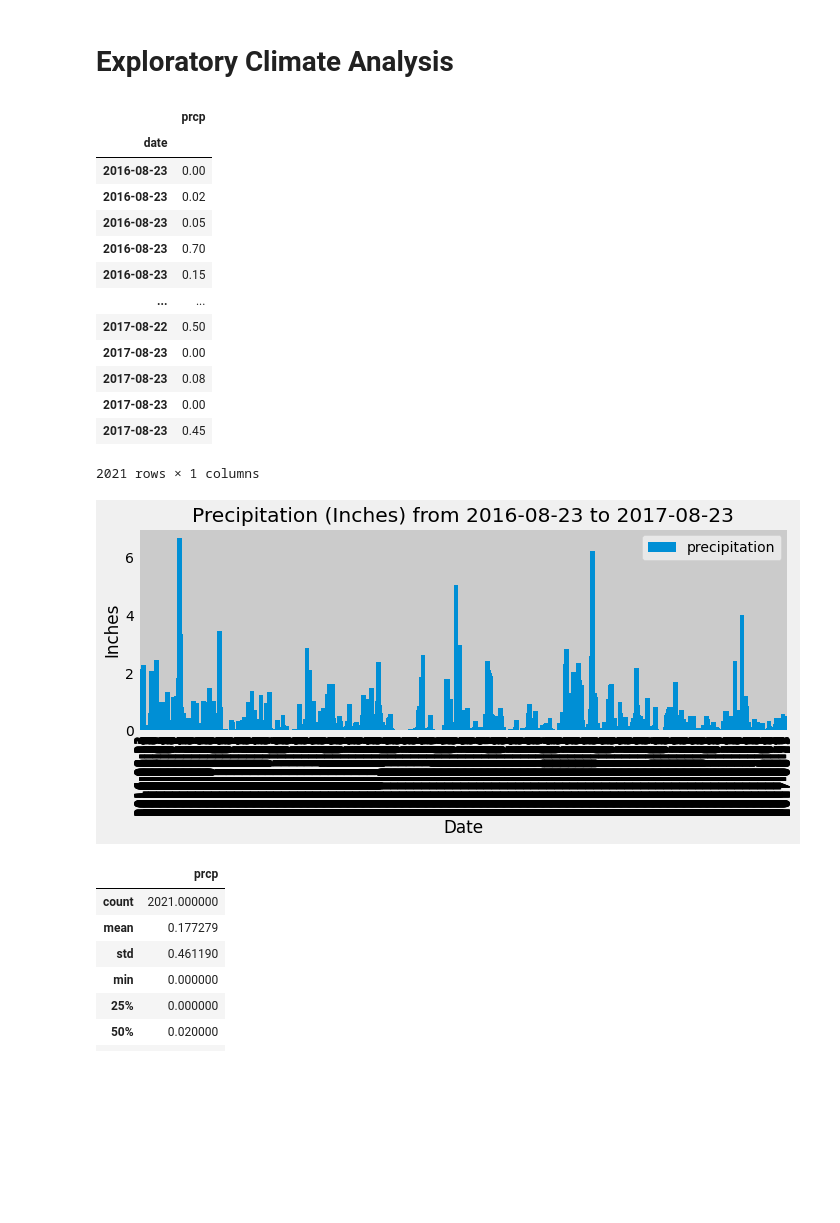
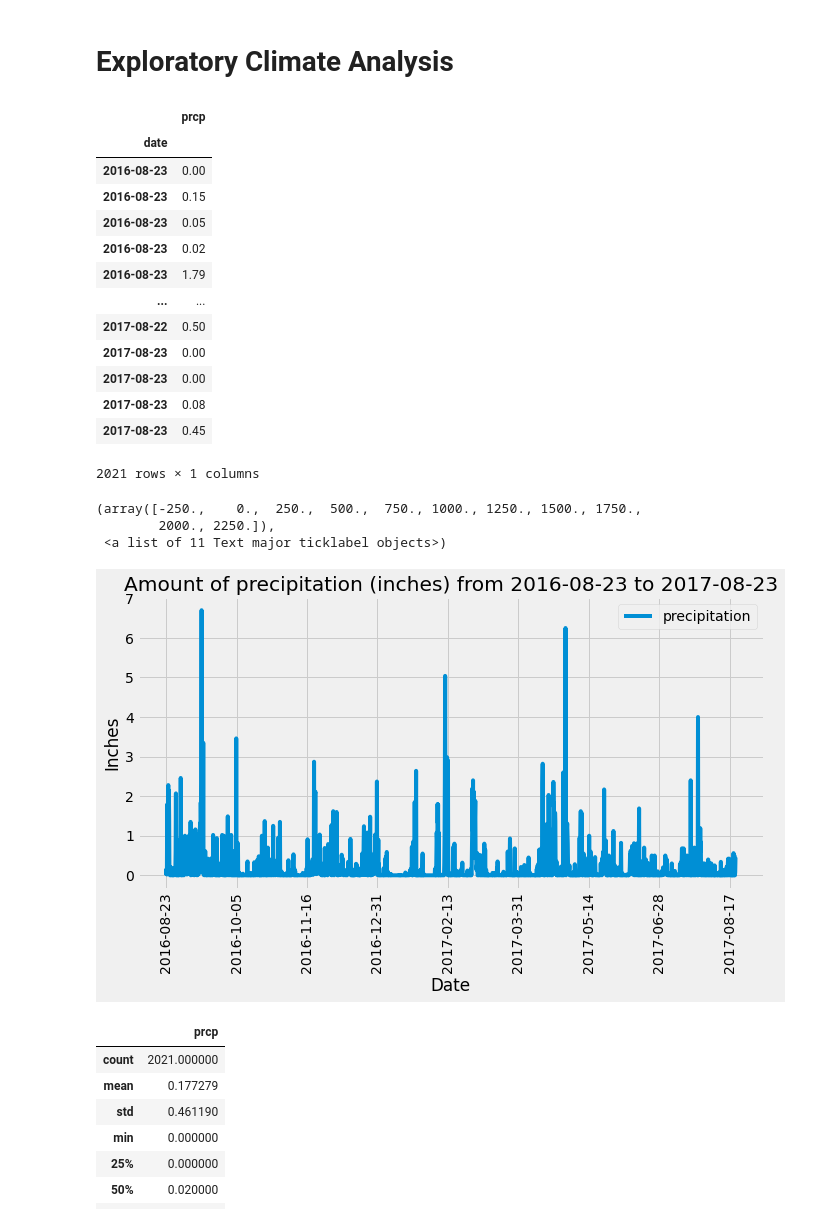
Before and after one commit to jeremychiaa/sqlalchemy-challenge, a Jupyter notebook: climate_starter.ipynb, the cells around one changed output. Drawn from its saved outputs; the diff is of its cells as text; code cells hidden in the pictures; blank space fills up the shorter version.

Commit message:
fixed charts

```diff
--- a/climate_starter.ipynb
+++ b/climate_starter.ipynb
@@ -74,7 +74,8 @@ date_year_ago = latest_date - dt.timedelta(days=365)
 
 # Perform a query to retrieve the date and precipitation scores
 last_year_data = session.query(Measurement.date, Measurement.prcp).\
-    filter(Measurement.date >= date_year_ago)
+    filter(Measurement.date >= date_year_ago).\
+    order_by(Measurement.date).all()
 
 # Save the query results as a Pandas DataFrame and set the index to the date column
 last_year_data_df = pd.DataFrame(last_year_data).set_index("date")
@@ -83,7 +84,7 @@ last_year_data_df = pd.DataFrame(last_year_data).set_index("date")
 last_year_data_df = last_year_data_df.dropna(how="any")
 
 # Sort the dataframe by date
-last_year_data_df = last_year_data_df.sort_values("date", ascending=True)
+#last_year_data_df = last_year_data_df.sort_values("date", ascending=True)
 
 # View dataframe
 last_year_data_df
@@ -91,40 +92,38 @@ last_year_data_df
 |  | prcp |
 | date |  |
 | 2016-08-23 | 0.00 |
+| 2016-08-23 | 0.15 |
+| 2016-08-23 | 0.05 |
 | 2016-08-23 | 0.02 |
-| 2016-08-23 | 0.05 |
-| 2016-08-23 | 0.70 |
-| 2016-08-23 | 0.15 |
+| 2016-08-23 | 1.79 |
 | ... | ... |
 | 2017-08-22 | 0.50 |
 | 2017-08-23 | 0.00 |
+| 2017-08-23 | 0.00 |
 | 2017-08-23 | 0.08 |
-| 2017-08-23 | 0.00 |
 | 2017-08-23 | 0.45 |
 2021 rows × 1 columns
 # %%
 # Use Pandas Plotting with Matplotlib to plot the data
-last_year_prcp_chart = last_year_data_df.plot(kind="bar", figsize=(10,5), width=15)
+last_year_prcp_chart = last_year_data_df.plot(figsize=(10, 5))
 
 # Add legend
 last_year_prcp_chart.legend(["precipitation"], loc="upper right")
 
-# Add labels
+# Add title and labels
+last_year_prcp_chart.set_title(f"Amount of precipitation (inches) from {date_year_ago} to {latest_date}")
 last_year_prcp_chart.set_xlabel("Date")
 last_year_prcp_chart.set_ylabel("Inches")
 
-# Set chart title
-last_year_prcp_chart.set_title(f'Precipitation (Inches) from {date_year_ago} to {latest_date}')
-
 # Add grid
-last_year_prcp_chart.grid(True)
+last_year_prcp_chart.grid(b = True)
 
 plt.xticks(rotation=90)
-
-# Tight layout
-plt.tight_layout()
 # %% [output]
+(array([-250.,    0.,  250.,  500.,  750., 1000., 1250., 1500., 1750.,
+        2000., 2250.]),
+ <a list of 11 Text major ticklabel objects>)
-[figure, old version]
+[figure, new version]
 # %%
 # Use Pandas to calculate the summary statistics for the precipitation data
 last_year_data_df.describe()
```
Also changed, not shown: 2 other files.
